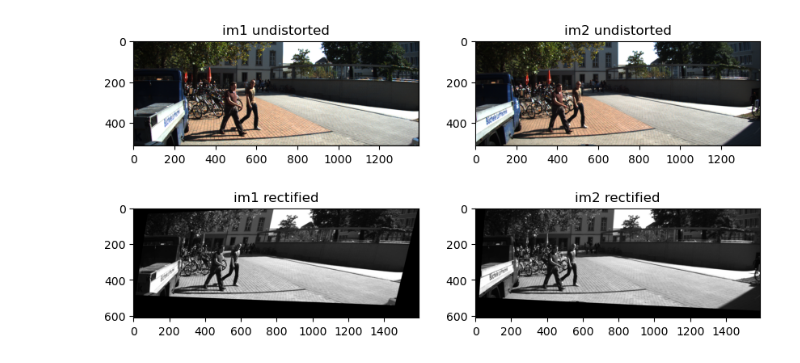
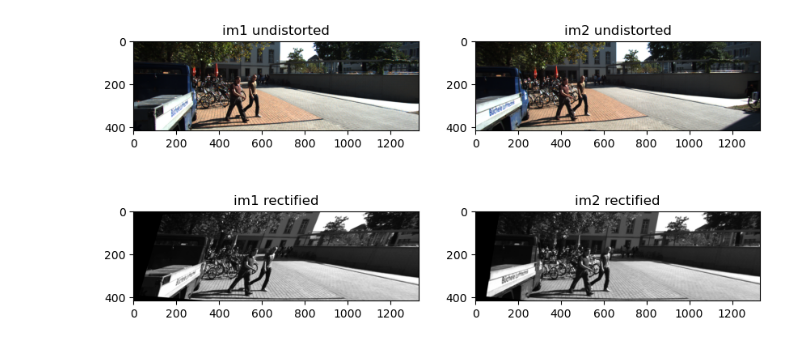
Before and after one commit to KarolRafalCharylo/PFAS---final-project, a Jupyter notebook: notebooks/farkas-2-rectification.ipynb, the cells around one changed output. Drawn from its saved outputs; the diff is of its cells as text; code cells hidden in the pictures.

```diff
--- a/notebooks/farkas-2-rectification.ipynb
+++ b/notebooks/farkas-2-rectification.ipynb
@@ -11,7 +11,7 @@ undistorted_dir = interim_dir / 'undistorted'
 rectified_dir = interim_dir / 'rectified'
 rectified_dir.mkdir(parents=True, exist_ok=True)
 # %%
-def rectifyImages(img1, img2, nb_matches=500):
+def rectifyImages(img1, img2, nb_matches=1000):
     sift = cv2.SIFT_create()
     kp1, des1 = sift.detectAndCompute(img1, None)
     kp2, des2 = sift.detectAndCompute(img2, None)
@@ -20,42 +20,44 @@ def rectifyImages(img1, img2, nb_matches=500):
     matches = sorted(matches, key = lambda x:x.distance)
     pts1 = []
     pts2 = []
+    good = []
     for m in matches[:nb_matches]:
+        good.append(m)
         pts1.append(kp1[m.queryIdx].pt)
         pts2.append(kp2[m.trainIdx].pt)
     pts1 = np.int32(pts1)
     pts2 = np.int32(pts2)
-    F, mask = cv2.findFundamentalMat(pts1, pts2, cv2.FM_RANSAC) # ransacReprojThreshold=1, confidence=0.95
+    F, mask = cv2.findFundamentalMat(pts1, pts2, cv2.FM_RANSAC, ransacReprojThreshold=1, confidence=0.95)
     pts1 = pts1[mask.ravel() == 1]
     pts2 = pts2[mask.ravel() == 1]
     ret, H1, H2 = cv2.stereoRectifyUncalibrated(np.float32(pts1), np.float32(pts2), F, imgSize=img1.shape)
     if ret:
-        img1_rect = cv2.warpPerspective(img1, H1, (img1.shape[1]+200, img1.shape[0]+100))
-        img2_rect = cv2.warpPerspective(img2, H2, (img2.shape[1]+200, img2.shape[0]+100))
+        img1_rect = cv2.warpPerspective(img1, H1, (img1.shape[1], img1.shape[0]))
+        img2_rect = cv2.warpPerspective(img2, H2, (img2.shape[1], img2.shape[0]))
         return img1_rect, img2_rect
     else:
         return None, None
 # %%
-folders = os.listdir(root_dir / 'data/raw/final_project/seq_01')
-images = os.listdir(root_dir / 'data/raw/final_project/seq_01' / folders[0] / 'data')[:10]
+folders = os.listdir(root_dir / 'data/interim/undistorted/seq_01')
+images = os.listdir(root_dir / 'data/interim/undistorted/seq_01' / folders[0])[:3]
 
 for k, image in enumerate(images):
-    im1 = cv2.imread(str(root_dir / 'data/raw/final_project/seq_01' / folders[0] / 'data' / image))
+    im1 = cv2.imread(str(root_dir / 'data/interim/undistorted/seq_01' / folders[0] / image))
     im1_gray = cv2.cvtColor(im1, cv2.COLOR_BGR2GRAY)
-    im2 = cv2.imread(str(root_dir / 'data/raw/final_project/seq_01' / folders[1] / 'data' / image))
+    im2 = cv2.imread(str(root_dir / 'data/interim/undistorted/seq_01' / folders[1] / image))
     im2_gray = cv2.cvtColor(im2, cv2.COLOR_BGR2GRAY)
 
     im1_rect, im2_rect = rectifyImages(im1_gray, im2_gray)
 
     if (k == 0):
         fig, axs = plt.subplots(2, 2, figsize=(10,5))
         axs[0, 0].imshow(cv2.cvtColor(im1, cv2.COLOR_BGR2RGB))
         axs[0, 0].set_title('im1 undistorted')
         axs[0, 1].imshow(cv2.cvtColor(im2, cv2.COLOR_BGR2RGB))
         axs[0, 1].set_title('im2 undistorted')
         axs[1, 0].imshow(cv2.cvtColor(im1_rect, cv2.COLOR_GRAY2RGB))
         axs[1, 0].set_title('im1 rectified')
         axs[1, 1].imshow(cv2.cvtColor(im2_rect, cv2.COLOR_GRAY2RGB))
         axs[1, 1].set_title('im2 rectified')
 # %% [output]
-[figure, old version]
+[figure, new version]
```
Also changed, not shown: 1 other file.
